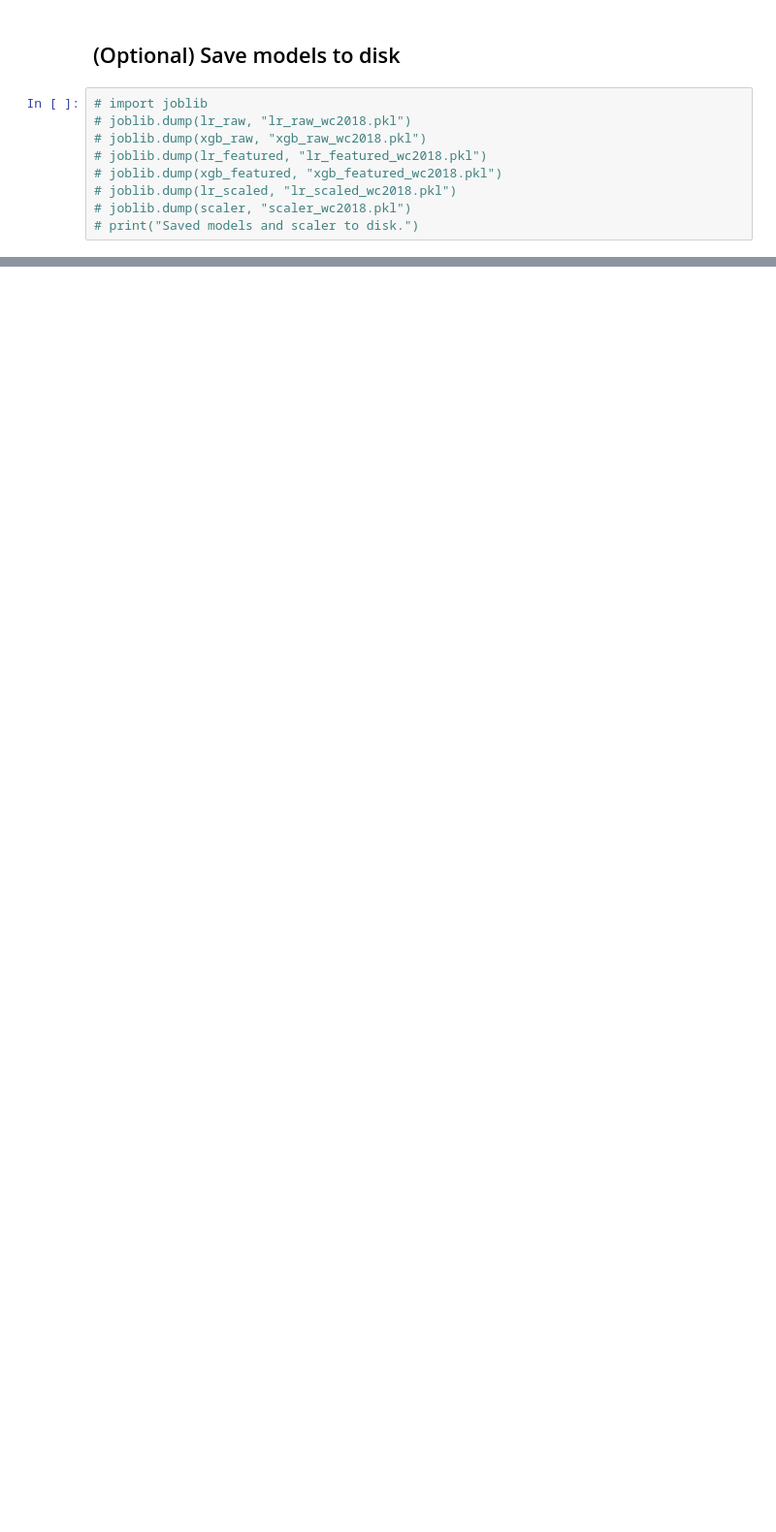
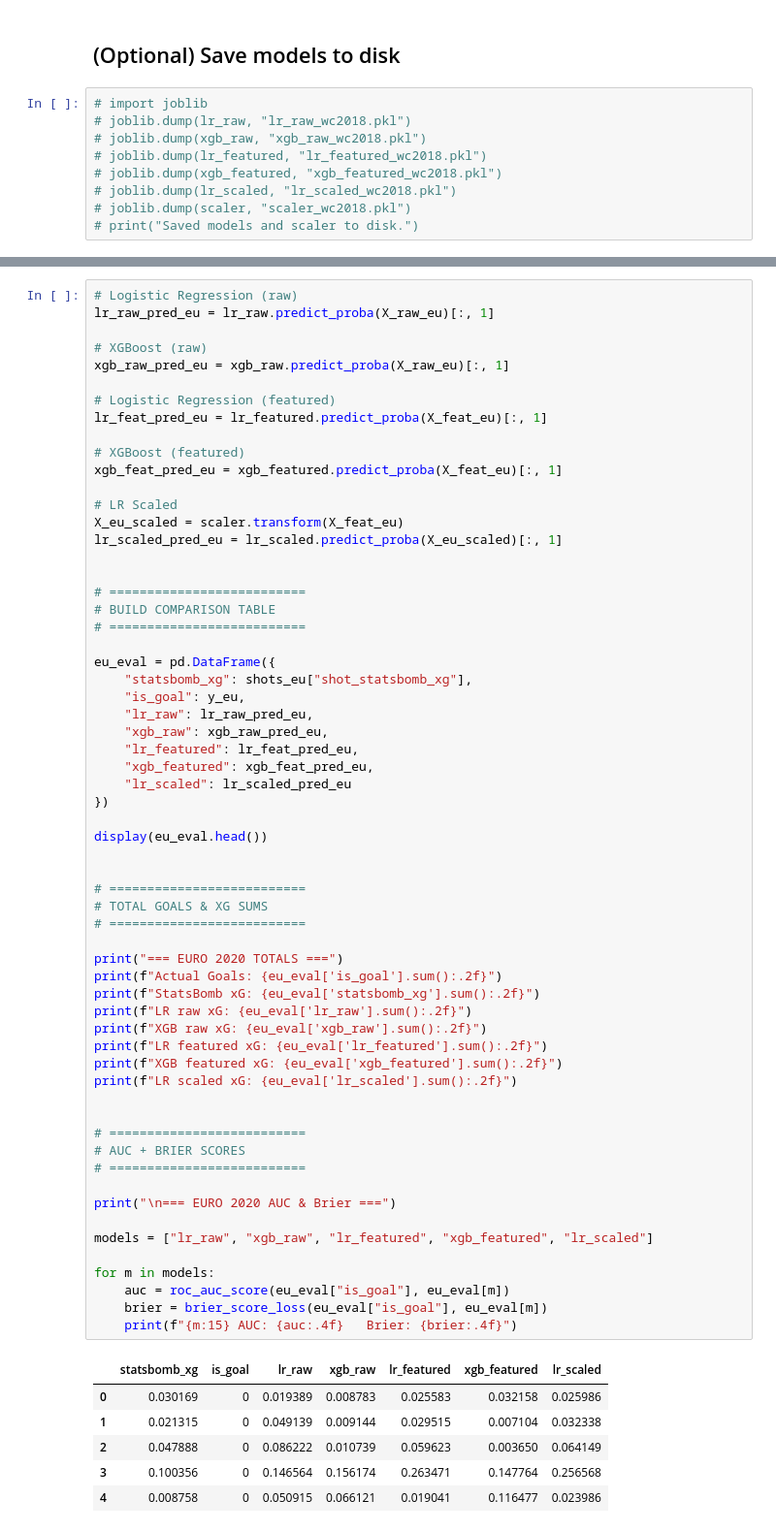
Before and after one commit to M-Traiki/Final_Project_Ironhack, a Jupyter notebook: model_training_and_evaluation.ipynb, the cells around one changed output, grey strips where cells are left out. Shown: that part at 97% size. Cells and saved outputs as stored; diff of their text form; blank space fills up the shorter version.

Commit message:
Euro 2020 Evaluation

```diff
--- a/model_training_and_evaluation.ipynb
+++ b/model_training_and_evaluation.ipynb
@@ -335,0 +338,68 @@ plt.show()
+# %%
+# Logistic Regression (raw)
+lr_raw_pred_eu = lr_raw.predict_proba(X_raw_eu)[:, 1]
+
+# XGBoost (raw)
+xgb_raw_pred_eu = xgb_raw.predict_proba(X_raw_eu)[:, 1]
+
+# Logistic Regression (featured)
+lr_feat_pred_eu = lr_featured.predict_proba(X_feat_eu)[:, 1]
+
+# XGBoost (featured)
+xgb_feat_pred_eu = xgb_featured.predict_proba(X_feat_eu)[:, 1]
+
+# LR Scaled
+X_eu_scaled = scaler.transform(X_feat_eu)
+lr_scaled_pred_eu = lr_scaled.predict_proba(X_eu_scaled)[:, 1]
+
+
+# ==========================
+# BUILD COMPARISON TABLE
+# ==========================
+
+eu_eval = pd.DataFrame({
+    "statsbomb_xg": shots_eu["shot_statsbomb_xg"],
+    "is_goal": y_eu,
+    "lr_raw": lr_raw_pred_eu,
+    "xgb_raw": xgb_raw_pred_eu,
+    "lr_featured": lr_feat_pred_eu,
+    "xgb_featured": xgb_feat_pred_eu,
+    "lr_scaled": lr_scaled_pred_eu
+})
+
+display(eu_eval.head())
+
+
+# ==========================
+# TOTAL GOALS & XG SUMS
+# ==========================
+
+print("=== EURO 2020 TOTALS ===")
+print(f"Actual Goals: {eu_eval['is_goal'].sum():.2f}")
+print(f"StatsBomb xG: {eu_eval['statsbomb_xg'].sum():.2f}")
+print(f"LR raw xG: {eu_eval['lr_raw'].sum():.2f}")
+print(f"XGB raw xG: {eu_eval['xgb_raw'].sum():.2f}")
+print(f"LR featured xG: {eu_eval['lr_featured'].sum():.2f}")
+print(f"XGB featured xG: {eu_eval['xgb_featured'].sum():.2f}")
+print(f"LR scaled xG: {eu_eval['lr_scaled'].sum():.2f}")
+
+
+# ==========================
+# AUC + BRIER SCORES
+# ==========================
+
+print("\n=== EURO 2020 AUC & Brier ===")
+
+models = ["lr_raw", "xgb_raw", "lr_featured", "xgb_featured", "lr_scaled"]
+
+for m in models:
+    auc = roc_auc_score(eu_eval["is_goal"], eu_eval[m])
+    brier = brier_score_loss(eu_eval["is_goal"], eu_eval[m])
+    print(f"{m:15} AUC: {auc:.4f}   Brier: {brier:.4f}")
+# %% [output]
+|  | statsbomb_xg | is_goal | lr_raw | xgb_raw | lr_featured | xgb_featured | lr_scaled |
+| 0 | 0.030169 | 0 | 0.019389 | 0.008783 | 0.025583 | 0.032158 | 0.025986 |
+| 1 | 0.021315 | 0 | 0.049139 | 0.009144 | 0.029515 | 0.007104 | 0.032338 |
+| 2 | 0.047888 | 0 | 0.086222 | 0.010739 | 0.059623 | 0.003650 | 0.064149 |
+| 3 | 0.100356 | 0 | 0.146564 | 0.156174 | 0.263471 | 0.147764 | 0.256568 |
+| 4 | 0.008758 | 0 | 0.050915 | 0.066121 | 0.019041 | 0.116477 | 0.023986 |
```
Also changed, not shown: parts of 10 cells of this notebook.
